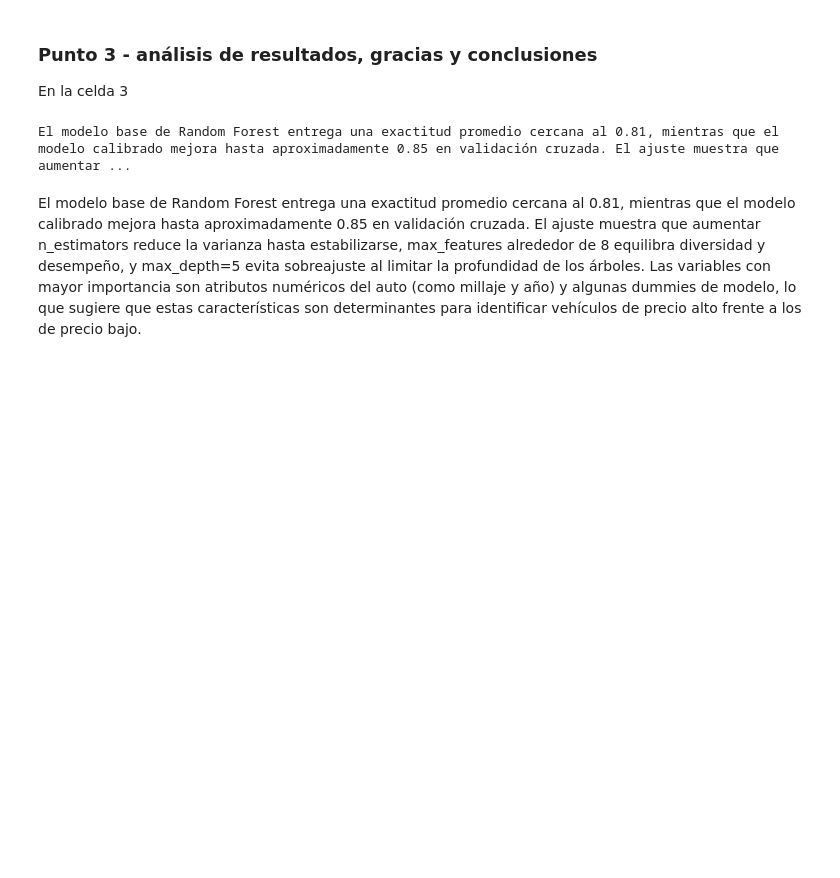
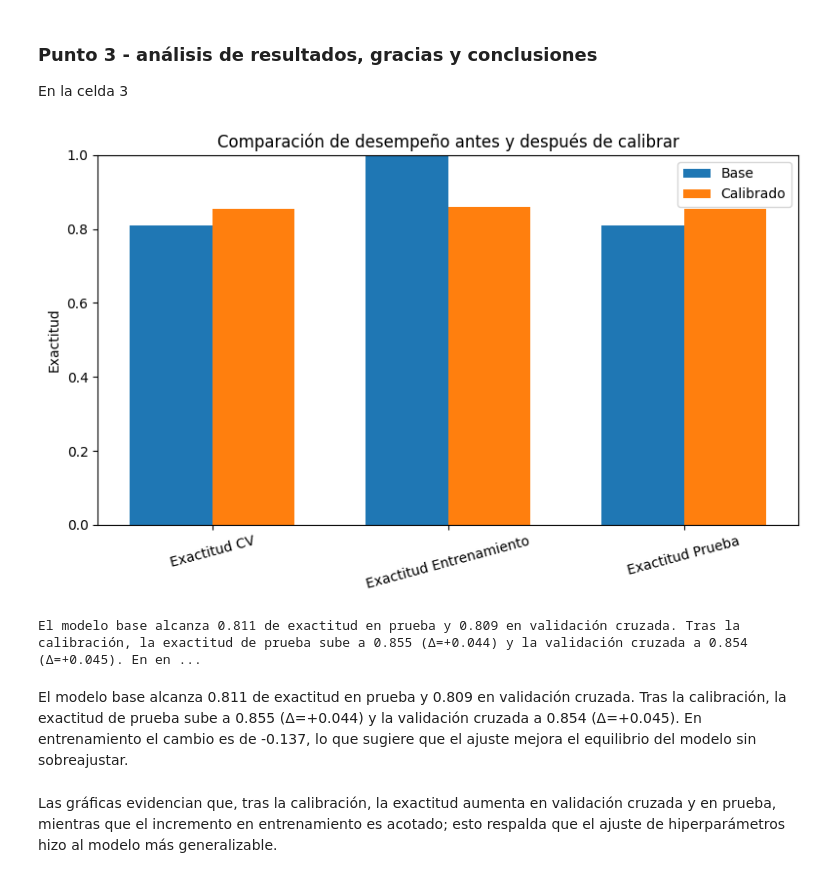
Before and after one commit to N3by/Clase-Inteligencia-artificial-computacion-U, a Jupyter notebook: Semana 6/Taller_RandomForests.ipynb, the cells around one changed output. Drawn from its saved outputs; the diff is of its cells as text; code cells hidden in the pictures; blank space fills up the shorter version.

```diff
--- a/Semana 6/Taller_RandomForests.ipynb
+++ b/Semana 6/Taller_RandomForests.ipynb
@@ -69,6 +68,12 @@ cv_scores = cross_val_score(baseline_clf, X_train, y_train, cv=5, scoring='accur
 print(f'Exactitud promedio CV (5 folds): {cv_scores.mean():.3f}')
 print(f'Exactitud entrenamiento: {train_accuracy:.3f}')
 print(f'Exactitud prueba: {test_accuracy:.3f}')
+
+baseline_metrics = {
+    'Acc_CV': cv_scores.mean(),
+    'Acc_Train': train_accuracy,
+    'Acc_Test': test_accuracy
+}
 # %% [output]
 Exactitud promedio CV (5 folds): 0.809
 Exactitud entrenamiento: 0.998
@@ -145,6 +150,12 @@ print('Mejores hiperparámetros encontrados:', best_params)
 print(f'Exactitud promedio CV (5 folds): {cv_scores_tuned.mean():.3f}')
 print(f'Exactitud entrenamiento: {train_accuracy_tuned:.3f}')
 print(f'Exactitud prueba: {test_accuracy_tuned:.3f}')
+
+tuned_metrics = {
+    'Acc_CV': cv_scores_tuned.mean(),
+    'Acc_Train': train_accuracy_tuned,
+    'Acc_Test': test_accuracy_tuned
+}
 # %% [output]
 Mejores hiperparámetros encontrados: {'n_estimators': 50, 'max_features': 8, 'max_depth': 5, 'random_state': 42, 'n_jobs': -1}
 Exactitud promedio CV (5 folds): 0.854
@@ -175,20 +186,41 @@ feature_importances.head(10)
 # %% [markdown]
 ### Punto 3 - análisis de resultados, gracias y conclusiones
 En la celda 3
-# %%
-#celda 3
-analysis = (
-    f'El modelo base de Random Forest entrega una exactitud promedio cercana al {cv_scores.mean():.2f}, '
-    f'mientras que el modelo calibrado mejora hasta aproximadamente {cv_scores_tuned.mean():.2f} en validación cruzada. '
-    f'El ajuste muestra que aumentar n_estimators reduce la varianza hasta estabilizarse, '
-    f'max_features alrededor de {best_max_features} equilibra diversidad y desempeño, '
-    f'y max_depth={best_max_depth} evita sobreajuste al limitar la profundidad de los árboles. '
-    'Las variables con mayor importancia son atributos numéricos del auto (como millaje y año) '
-    'y algunas caracteristicas  de modelo, lo que puede significar que estas características son determinantes '
-    'para identificar vehículos de precio alto frente a los de precio bajo.'
-)
-print(analysis)
-# %% [output]
-El modelo base de Random Forest entrega una exactitud promedio cercana al 0.81, mientras que el modelo calibrado mejora hasta aproximadamente 0.85 en validación cruzada. El ajuste muestra que aumentar ...
-# %% [markdown]
-El modelo base de Random Forest entrega una exactitud promedio cercana al 0.81, mientras que el modelo calibrado mejora hasta aproximadamente 0.85 en validación cruzada. El ajuste muestra que aumentar n_estimators reduce la varianza hasta estabilizarse, max_features alrededor de 8 equilibra diversidad y desempeño, y max_depth=5 evita sobreajuste al limitar la profundidad de los árboles. Las variables con mayor importancia son atributos numéricos del auto (como millaje y año) y algunas dummies de modelo, lo que sugiere que estas características son determinantes para identificar vehículos de precio alto frente a los de precio bajo.
+# %%
+#celda 3
+metric_labels = ['Exactitud CV', 'Exactitud Entrenamiento', 'Exactitud Prueba']
+baseline_values = [baseline_metrics['Acc_CV'], baseline_metrics['Acc_Train'], baseline_metrics['Acc_Test']]
+tuned_values = [tuned_metrics['Acc_CV'], tuned_metrics['Acc_Train'], tuned_metrics['Acc_Test']]
+
+x = np.arange(len(metric_labels))
+width = 0.35
+
+plt.figure(figsize=(8, 5))
+plt.bar(x - width/2, baseline_values, width, label='Base')
+plt.bar(x + width/2, tuned_values, width, label='Calibrado')
+plt.xticks(x, metric_labels, rotation=15)
+plt.ylabel('Exactitud')
+plt.ylim(0, 1)
+plt.title('Comparación de desempeño antes y después de calibrar')
+plt.legend()
+plt.tight_layout()
+plt.show()
+
+delta_cv = tuned_metrics['Acc_CV'] - baseline_metrics['Acc_CV']
+delta_train = tuned_metrics['Acc_Train'] - baseline_metrics['Acc_Train']
+delta_test = tuned_metrics['Acc_Test'] - baseline_metrics['Acc_Test']
+analysis = (
+    f"El modelo base alcanza {baseline_metrics['Acc_Test']:.3f} de exactitud en prueba "
+    f"y {baseline_metrics['Acc_CV']:.3f} en validación cruzada. "
+    f"Tras la calibración, la exactitud de prueba sube a {tuned_metrics['Acc_Test']:.3f} (Δ={delta_test:+.3f}) "
+    f"y la validación cruzada a {tuned_metrics['Acc_CV']:.3f} (Δ={delta_cv:+.3f}). "
+    f"En entrenamiento el cambio es de {delta_train:+.3f}, lo que sugiere que el ajuste mejora el equilibrio entre sesgo y varianza sin sobreajustar."
+)
+print(analysis)
+# %% [output]
+[figure, added]
+El modelo base alcanza 0.811 de exactitud en prueba y 0.809 en validación cruzada. Tras la calibración, la exactitud de prueba sube a 0.855 (Δ=+0.044) y la validación cruzada a 0.854 (Δ=+0.045). En en ...
+# %% [markdown]
+El modelo base alcanza 0.811 de exactitud en prueba y 0.809 en validación cruzada. Tras la calibración, la exactitud de prueba sube a 0.855 (Δ=+0.044) y la validación cruzada a 0.854 (Δ=+0.045). En entrenamiento el cambio es de -0.137, lo que sugiere que el ajuste mejora el equilibrio del modelo sin sobreajustar.
+# %% [markdown]
+Las gráficas evidencian que, tras la calibración, la exactitud aumenta en validación cruzada y en prueba, mientras que el incremento en entrenamiento es acotado; esto respalda que el ajuste de hiperparámetros hizo al modelo más generalizable.
```
Also changed, not shown: parts of 1 cell of this notebook.
